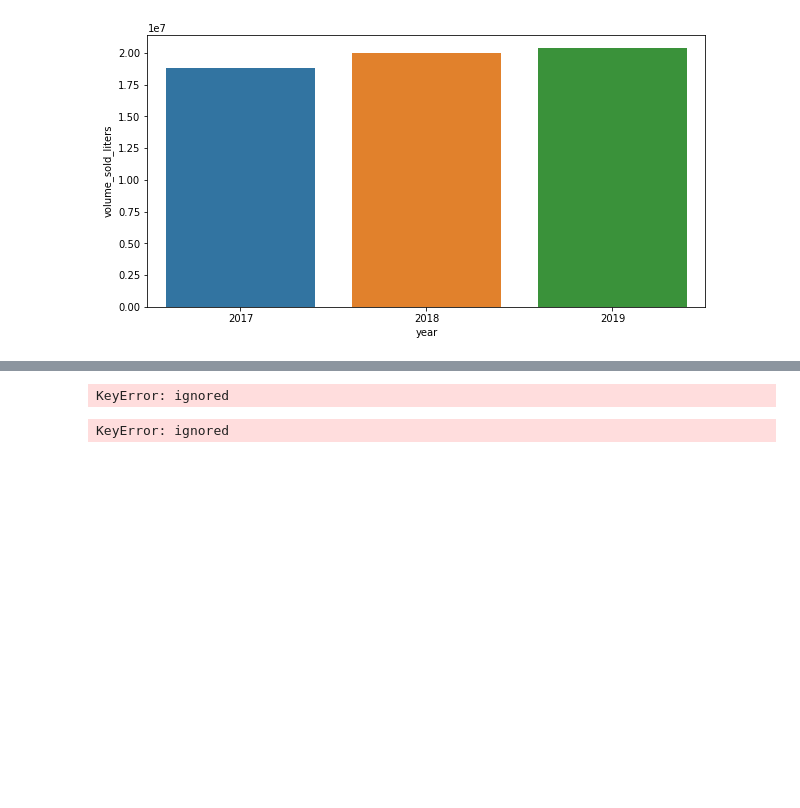
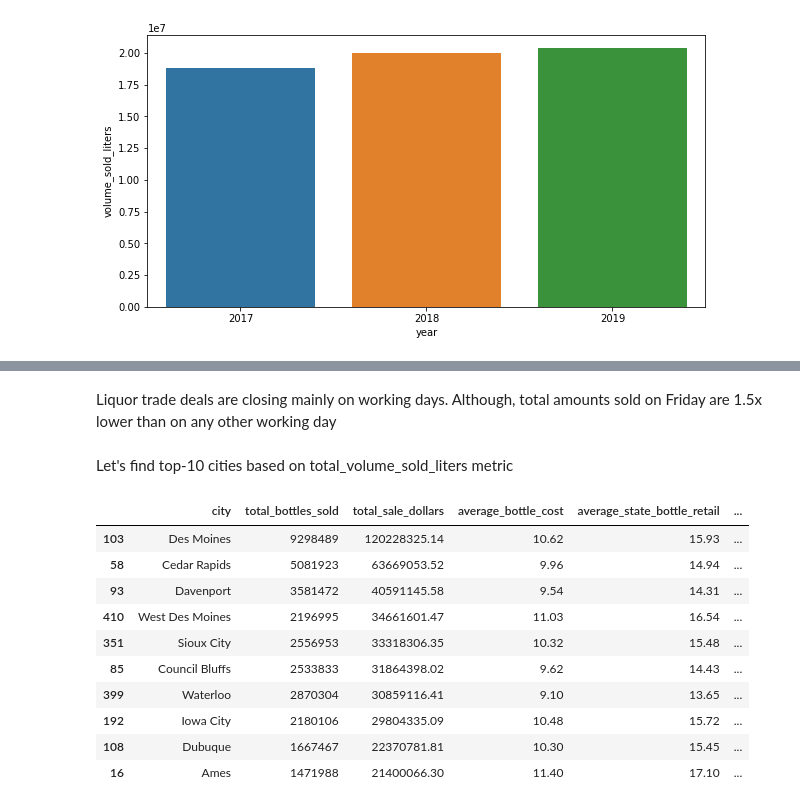
Before and after one commit to polesh21/iowa_liquor_sales, a Jupyter notebook: EDA_iowa.ipynb, the cells around one changed output, grey strips where cells are left out. Saved outputs shown, nothing was run; the diff lists cells and outputs as text; code cells hidden in the pictures; blank space fills up the shorter version.

```diff
--- a/EDA_iowa.ipynb
+++ b/EDA_iowa.ipynb
@@ -138,21 +194,27 @@ sns.barplot(x='day_of_week',y='volume_sold_liters',data=liters_by_day)
+# %% [markdown]
+Liquor trade deals are closing mainly on working days. Although, total amounts sold on Friday are 1.5x lower than on any other working day
+# %% [markdown]
+Let's find top-10 cities based on total_volume_sold_liters metric
 # %%
-cities_all = pd.pivot_table(df, values=['bottles_sold','state_bottle_cost','state_bottle_retail','sale_dollars','volume_sold_liters'], index=['city'],
+сities_all = pd.pivot_table(df, values=['bottles_sold','state_bottle_cost','state_bottle_retail','sale_dollars','volume_sold_liters'], index=['city'],
                             aggfunc={'bottles_sold':np.sum, 'state_bottle_cost':np.mean, 'state_bottle_retail':np.mean, 'sale_dollars':np.sum, 'volume_sold_liters':np.sum}).reset_index()
-сities_all = сities_all.sort_values(by='bottles_sold', ascending = False)
 
 сities_all.columns = ['city', 'total_bottles_sold','total_sale_dollars', 'average_bottle_cost','average_state_bottle_retail','total_volume_sold_liters']
 
-#remove scientific notation
-pd.set_option('display.float_format', lambda x: '%.2f' % x)
+сities_all = сities_all.sort_values(by='total_volume_sold_liters', ascending = False)
+сities_all['perc_volume_sold_liters'] = сities_all['total_volume_sold_liters']/сities_all['total_volume_sold_liters'].sum()
+сities_all['cum_perc_volume_sold_liters'] = сities_all['perc_volume_sold_liters'].cumsum()
 
-сities_all.head(5)
+сities_all.head(10)
 # %% [output]
-KeyError: ignored
+|  | city | total_bottles_sold | total_sale_dollars | average_bottle_cost | average_state_bottle_retail | ... |
+| 103 | Des Moines | 9298489 | 120228325.14 | 10.62 | 15.93 | ... |
+| 58 | Cedar Rapids | 5081923 | 63669053.52 | 9.96 | 14.94 | ... |
+| 93 | Davenport | 3581472 | 40591145.58 | 9.54 | 14.31 | ... |
+| 410 | West Des Moines | 2196995 | 34661601.47 | 11.03 | 16.54 | ... |
+| 351 | Sioux City | 2556953 | 33318306.35 | 10.32 | 15.48 | ... |
+| 85 | Council Bluffs | 2533833 | 31864398.02 | 9.62 | 14.43 | ... |
+| 399 | Waterloo | 2870304 | 30859116.41 | 9.10 | 13.65 | ... |
+| 192 | Iowa City | 2180106 | 29804335.09 | 10.48 | 15.72 | ... |
+| 108 | Dubuque | 1667467 | 22370781.81 | 10.30 | 15.45 | ... |
+| 16 | Ames | 1471988 | 21400066.30 | 11.40 | 17.10 | ... |
-# %%
-cities_all = pd.pivot_table(df, values=['bottles_sold','state_bottle_cost','state_bottle_retail','sale_dollars','volume_sold_liters'], index=['city'],
-                            aggfunc={'bottles_sold':np.sum, 'state_bottle_cost':np.mean, 'state_bottle_retail':np.mean, 'sale_dollars':np.sum, 'volume_sold_liters':np.sum}).reset_index()
-сities_all = сities_all.sort_values(by='bottles_sold', ascending = False)
-
-сities_all
-# %% [output]
-KeyError: ignored
```
Also changed, not shown: parts of 31 cells of this notebook.
